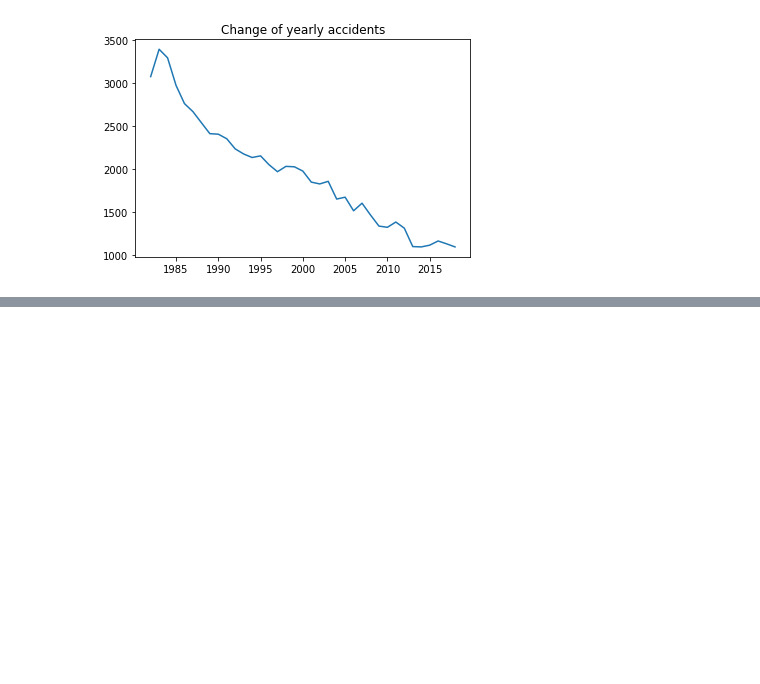
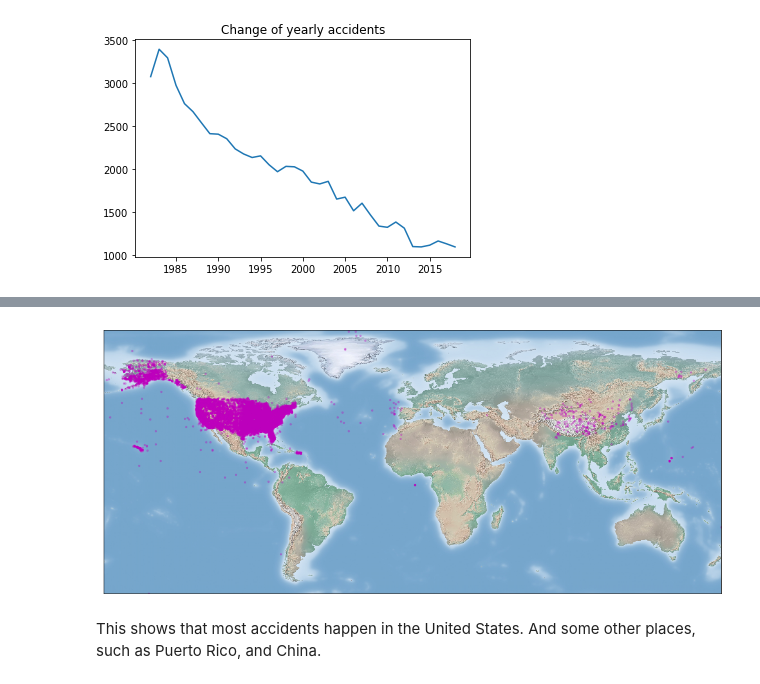
Before and after one commit to Jie-Geng/DataAnalysis, a Jupyter notebook: aviation_accidents/aviaccs.ipynb, the cells around one changed output, grey strips where cells are left out. Cells and saved outputs as stored; diff of their text form; code cells hidden in the pictures; blank space fills up the shorter version.

```diff
--- a/aviation_accidents/aviaccs.ipynb
+++ b/aviation_accidents/aviaccs.ipynb
@@ -227,0 +240,7 @@ Text(0.5, 1.0, 'Change of yearly accidents')
+# %%
+coords = df[(df['Latitude'] != '') & (df['Longitude']!= '')]
+coords = coords[['Latitude', 'Longitude']]
+# %%
+coords['Latitude'] = coords['Latitude'].astype('float64')
+coords['Longitude'] = coords['Longitude'].astype('float64')
+coords.describe()
@@ -227,0 +257,13 @@ Text(0.5, 1.0, 'Change of yearly accidents')
+# %%
+fig = plt.figure(figsize=(16,16))
+m = Basemap(resolution=None, llcrnrlon=-177, llcrnrlat=-62, urcrnrlon=174, urcrnrlat=88)
+m.shadedrelief()
+
+x, y = m(coords['Longitude'], coords['Latitude'])
+m.scatter(x, y, marker='o',color='m', s=5, alpha=0.3)
+
+plt.show()
+# %% [output]
+[figure, added]
+# %% [markdown]
+This shows that most accidents happen in the United States. And some other places, such as Puerto Rico, and China.
```
Also changed, not shown: parts of 7 cells of this notebook.
